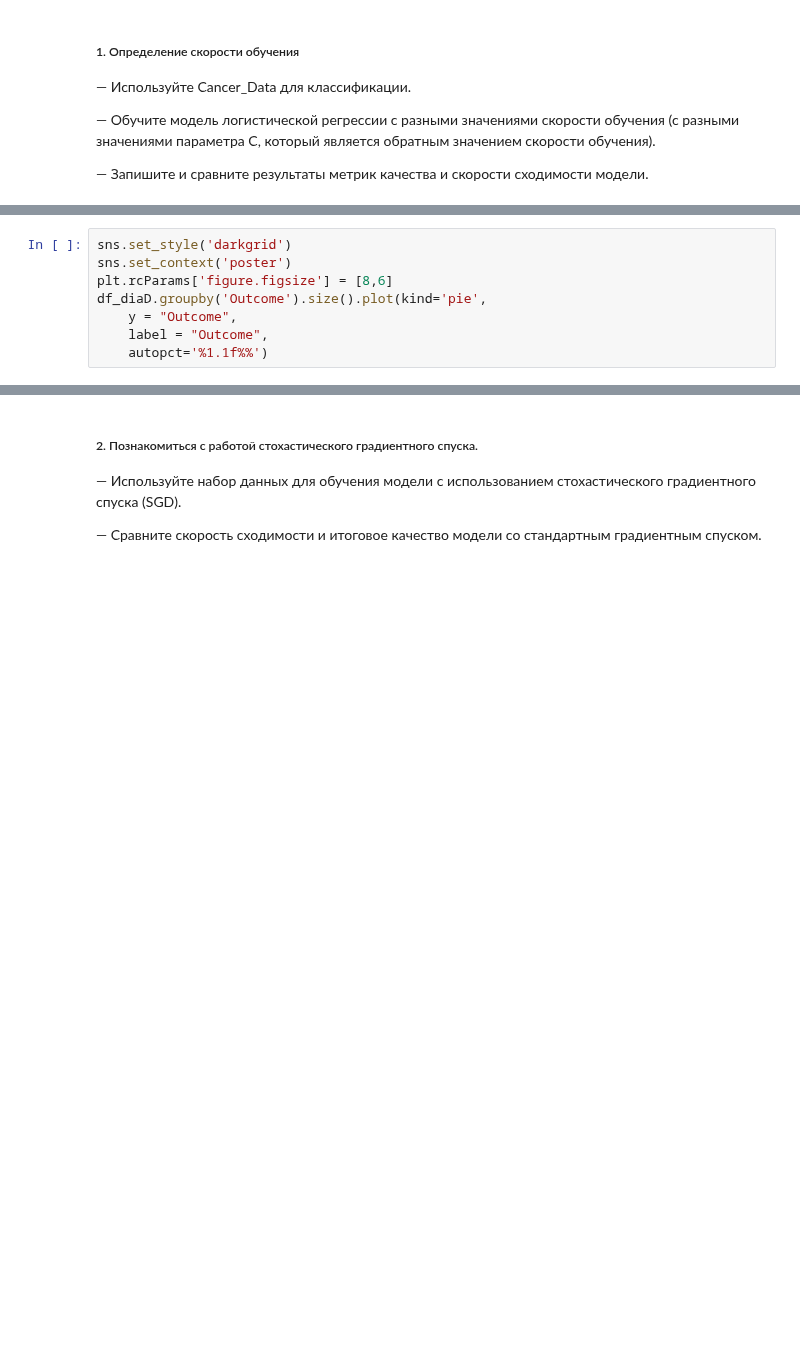
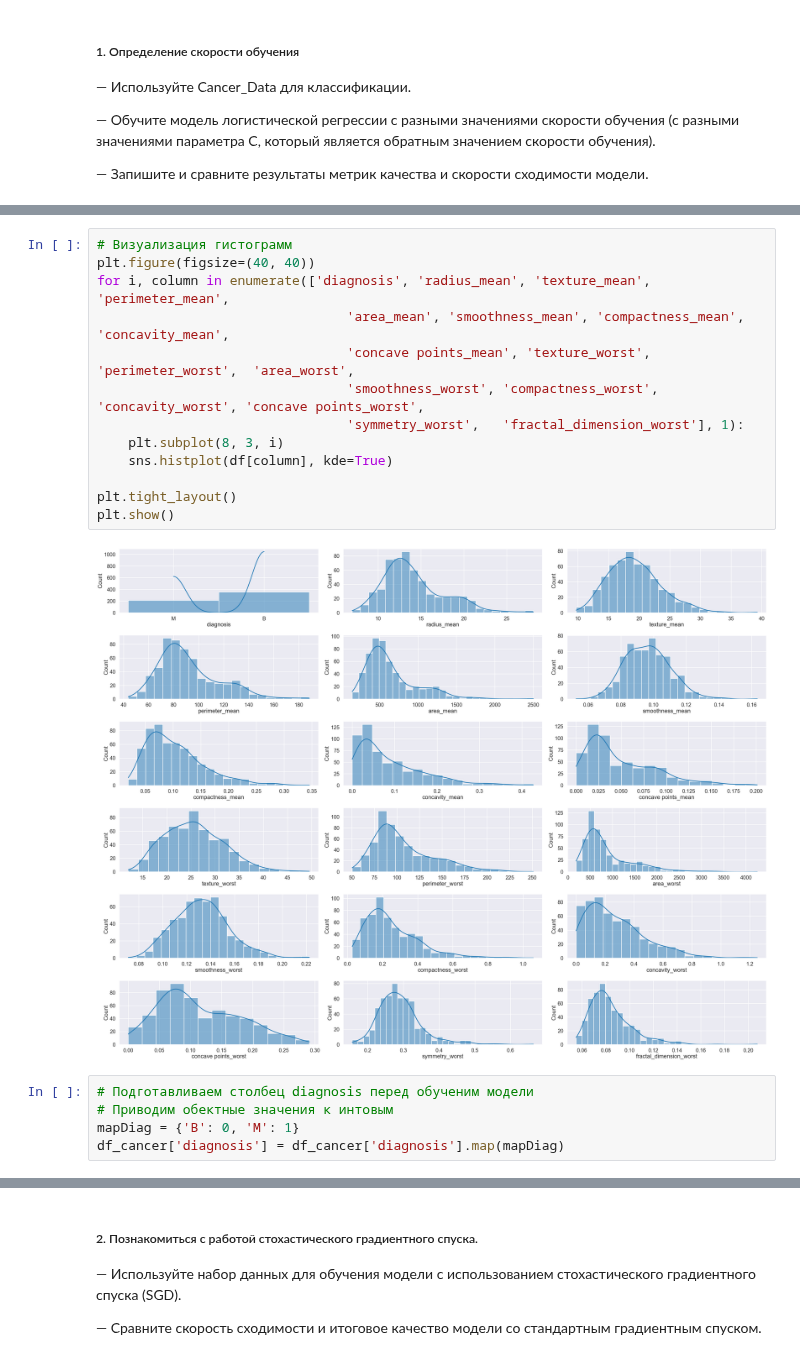
Before and after one commit to Ritorta/PythonDataBase, a Jupyter notebook: Work#5/Task_1.ipynb, the cells around one changed output, grey strips where cells are left out. Saved outputs shown, nothing was run; the diff lists cells and outputs as text; blank space fills up the shorter version.

```diff
--- a/Work#5/Task_1.ipynb
+++ b/Work#5/Task_1.ipynb
@@ -117,8 +145,0 @@ dtype: object
-# %%
-sns.set_style('darkgrid')
-sns.set_context('poster')
-plt.rcParams['figure.figsize'] = [8,6]
-df_diaD.groupby('Outcome').size().plot(kind='pie',
-    y = "Outcome",
-    label = "Outcome",
-    autopct='%1.1f%%')
@@ -194,0 +167,20 @@ df_diaD.describe().T
+# %%
+# Визуализация гистограмм
+plt.figure(figsize=(40, 40))
+for i, column in enumerate(['diagnosis', 'radius_mean', 'texture_mean', 'perimeter_mean',
+                            	'area_mean', 'smoothness_mean', 'compactness_mean',	'concavity_mean',
+                                'concave points_mean', 'texture_worst',	'perimeter_worst',	'area_worst',
+                            	'smoothness_worst',	'compactness_worst', 'concavity_worst', 'concave points_worst',
+                            	'symmetry_worst',	'fractal_dimension_worst'], 1):
+    plt.subplot(8, 3, i)
+    sns.histplot(df[column], kde=True)
+
+plt.tight_layout()
+plt.show()
+# %% [output]
+[figure, added]
+# %%
+# Подготавливаем столбец diagnosis перед обученим модели
+# Приводим обектные значения к интовым
+mapDiag = {'B': 0, 'M': 1}
+df_cancer['diagnosis'] = df_cancer['diagnosis'].map(mapDiag)
```
Also changed, not shown: parts of 24 cells of this notebook.
